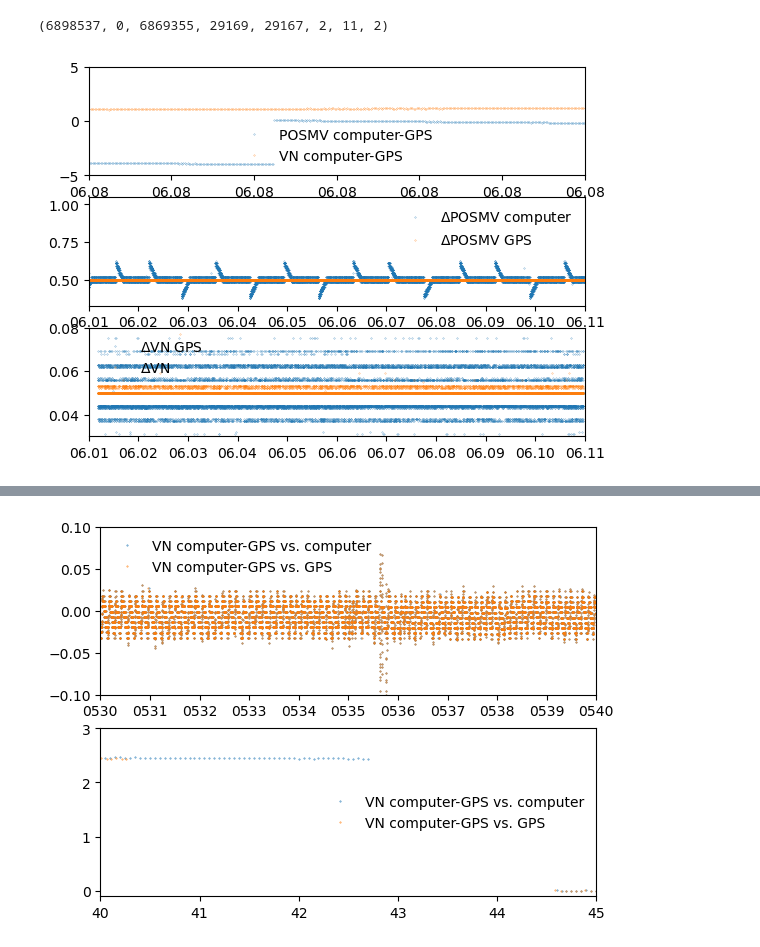
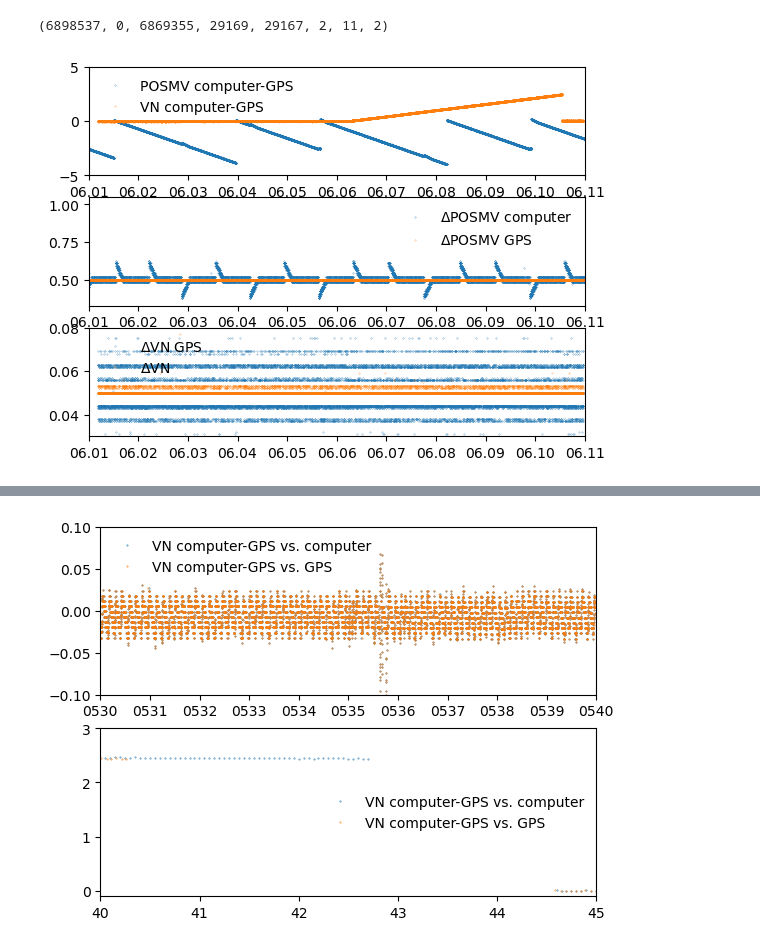
Before and after one commit to deszoeke/lidar, a Jupyter notebook: rot_sandbox.ipynb, the cells around one changed output, grey strips where cells are left out. Cells and saved outputs as stored; diff of their text form; code cells hidden in the pictures.

```diff
--- a/rot_sandbox.ipynb
+++ b/rot_sandbox.ipynb
@@ -320,32 +309,31 @@ pp = eachindex(pgdt)[1:120:end]
 vv = eachindex(vndt)[1:1200:end]
 
 clf()
 subplot(3,1,1)
 plot(pgdt[pp], DVS.(pcdt.-pgdt)[pp], marker=".", markersize=0.4, linestyle="none", label="POSMV computer-GPS")
 # plot(pgdt[pp], DVS.(padt.-pgdt)[pp], marker=".", markersize=0.4, linestyle="none", label="POSMV adjusted-GPS")
 plot(vngdt[vv], DVS.(vndt.-vngdt)[vv], marker=".", markersize=0.4, linestyle="none", label="VN computer-GPS")
 ylim([-5, 5])
 xlim([DateTime(2024,6,1), DateTime(2024,6,11)])
-xlim([DateTime(2024,6,8,3), DateTime(2024,6,8,9)])
 gca().xaxis.set_major_formatter(matplotlib.dates.DateFormatter("%m.%d"))
 legend(frameon=false)
 subplot(3,1,2)
 plot(pgdt[pp], DVS.(diff(pcdt))[pp],  marker=".", markersize=0.4, linestyle="none", label=L"\Delta"*"POSMV computer")
 plot(pgdt[pp], DVS.(diff(pgdt))[pp],  marker=".", markersize=0.4, linestyle="none", label=L"\Delta"*"POSMV GPS")
 # plot(pgdt[pp], DVS.(diff(padt))[pp],  marker=".", markersize=0.4, linestyle="none", label=L"\Delta"*"POSMV adj")
 xlim([DateTime(2024,6,1), DateTime(2024,6,11)])
 gca().xaxis.set_major_formatter(matplotlib.dates.DateFormatter("%m.%d"))
 legend(frameon=false)
 subplot(3,1,3)
 plot(vngdt[vv], DVS.(diff(vngdt))[vv], marker=".", markersize=0.4, linestyle="none", label=L"\Delta"*"VN GPS")
 plot(vngdt[vv], DVS.(diff(vndt) )[vv],  marker=".", markersize=0.4, linestyle="none", label=L"\Delta"*"VN")
 ylim([0.03, 0.08])
 xlim([DateTime(2024,6,1), DateTime(2024,6,11)])
 gca().xaxis.set_major_formatter(matplotlib.dates.DateFormatter("%m.%d"))
 legend(frameon=false)
 gcf()
 
 # both the computer and the adjusted time drift and reset.
 # what if the GPS time is drifting off the real time and resetting? But it's increments are nearly constant!
 # %% [output]
-[figure, old version]
+[figure, new version]
```
Also changed, not shown: parts of 25 cells of this notebook.
